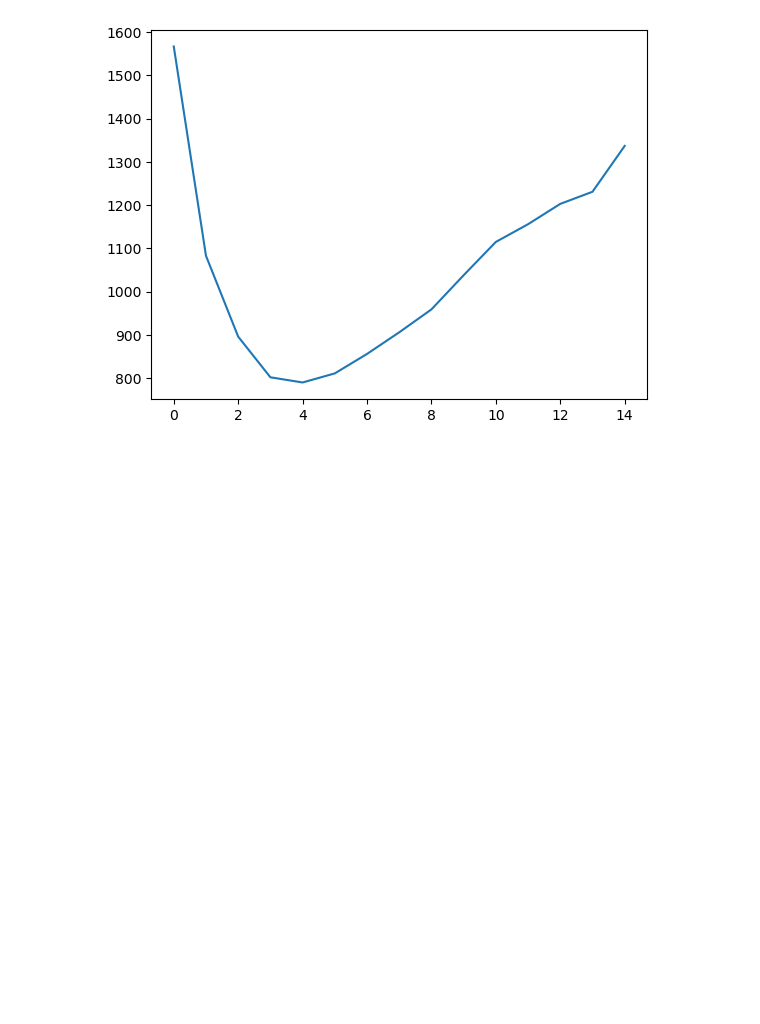
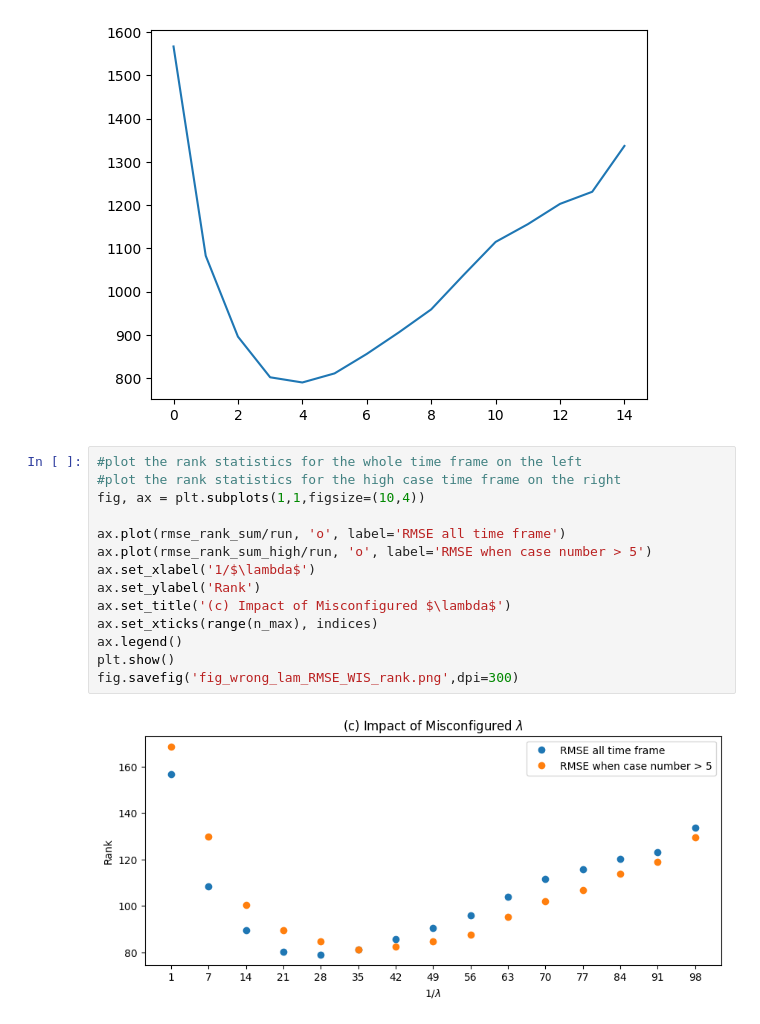
Before and after one commit to NAU-CCL/PMCMC, a Jupyter notebook: Experiment_3/fig2_plot_rank_sum.ipynb, the cells around one changed output. Saved outputs shown, nothing was run; the diff lists cells and outputs as text; blank space fills up the shorter version.

```diff
--- a/Experiment_3/fig2_plot_rank_sum.ipynb
+++ b/Experiment_3/fig2_plot_rank_sum.ipynb
@@ -112,3 +103,19 @@ plt.plot(rmse_rank_sum, label='RMSE')
 # %% [output]
 [<matplotlib.lines.Line2D at 0x...>]
 [figure]
+# %%
+#plot the rank statistics for the whole time frame on the left
+#plot the rank statistics for the high case time frame on the right
+fig, ax = plt.subplots(1,1,figsize=(10,4))
+
+ax.plot(rmse_rank_sum/run, 'o', label='RMSE all time frame')
+ax.plot(rmse_rank_sum_high/run, 'o', label='RMSE when case number > 5')
+ax.set_xlabel('1/$\lambda$')
+ax.set_ylabel('Rank')
+ax.set_title('(c) Impact of Misconfigured $\lambda$')
+ax.set_xticks(range(n_max), indices)
+ax.legend()
+plt.show()
+fig.savefig('fig_wrong_lam_RMSE_WIS_rank.png',dpi=300)
+# %% [output]
+[figure, added]
```
Also changed, not shown: parts of 2 cells of this notebook, 32 other files.
